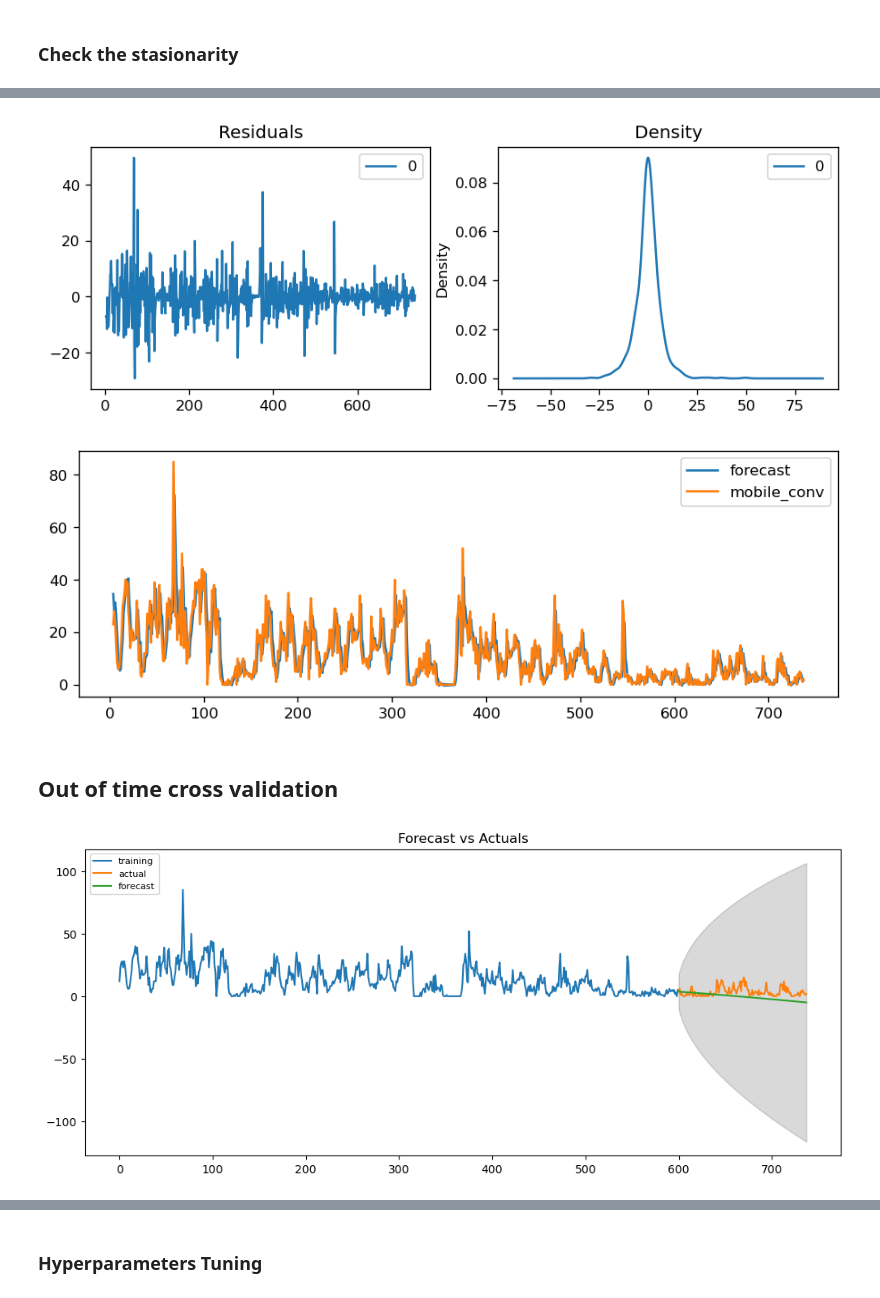
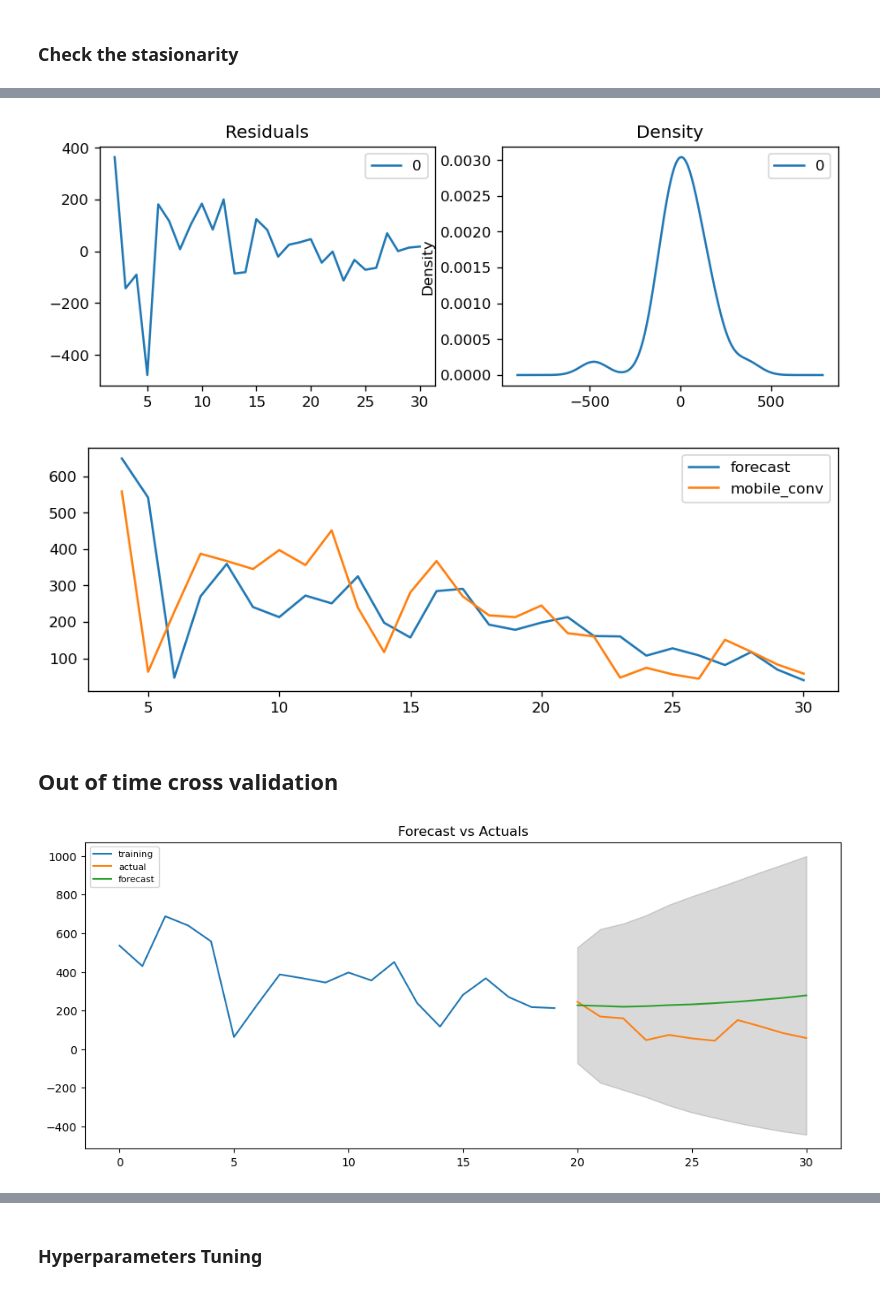
Before and after one commit to odartsi/Time_Series_Forecasting, a Jupyter notebook: TimeSeries fb campaigns-with predictions-SAMIRA-conversions.ipynb, the cells around one changed output, grey strips where cells are left out. Drawn from its saved outputs; the diff is of its cells as text; code cells hidden in the pictures.

```diff
--- a/TimeSeries fb campaigns-with predictions-SAMIRA-conversions.ipynb
+++ b/TimeSeries fb campaigns-with predictions-SAMIRA-conversions.ipynb
@@ -158,7 +169,7 @@ plt.plot(ts);
 # %% [output]
 [figure]
 # %%
-df1 = pd.DataFrame(df.groupby(['Time'])['mobile_conv'].sum().reset_index())
+df1 = pd.DataFrame(df.groupby(['day'])['mobile_conv'].sum().reset_index())#'Time'
 # %%
 df1.mobile_conv.hist(bins=100)
 df1.mobile_conv.describe()
@@ -286,44 +317,44 @@ residuals.plot(title="Residuals", ax=ax[0])
 residuals.plot(kind='kde', title='Density', ax=ax[1])
 plt.show()
 # %% [output]
-[figure, old version]
+[figure, new version]
 # %%
 # Actual vs Fitted
 model_fit.plot_predict(dynamic=False)
 plt.show()
 # %% [output]
-[figure, old version]
+[figure, new version]
 # %% [markdown]
 ## Out of time cross validation
 # %%
 from statsmodels.tsa.stattools import acf
 #We need to split the data in train and test samples where we use the test sample to check the forecasting
 # Create Training and Test
-train = df1.mobile_conv[:600]
-test = df1.mobile_conv[600:]
+train = df1.mobile_conv[:20]
+test = df1.mobile_conv[20:]
 # %%
 # Build Model
 model = ARIMA(train, order=(3, 2, 2))
 
 fitted = model.fit(disp=-1)
 
 # Forecast
-fc, se, conf = fitted.forecast(138, alpha=0.05)  # 95% conf
+fc, se, conf = fitted.forecast(11, alpha=0.05)  # 95% conf
 
 # Make as pandas series
 fc_series = pd.Series(fc, index=test.index)
 lower_series = pd.Series(conf[:, 0], index=test.index)
 upper_series = pd.Series(conf[:, 1], index=test.index)
 
 # Plot
 plt.figure(figsize=(12,5), dpi=100)
 plt.plot(train, label='training')
 plt.plot(test, label='actual')
 plt.plot(fc_series, label='forecast')
 plt.fill_between(lower_series.index, lower_series, upper_series,
                  color='k', alpha=.15)
 plt.title('Forecast vs Actuals')
 plt.legend(loc='upper left', fontsize=8)
 plt.show()
 # %% [output]
-[figure, old version]
+[figure, new version]
```
Also changed, not shown: parts of 20 cells of this notebook.
